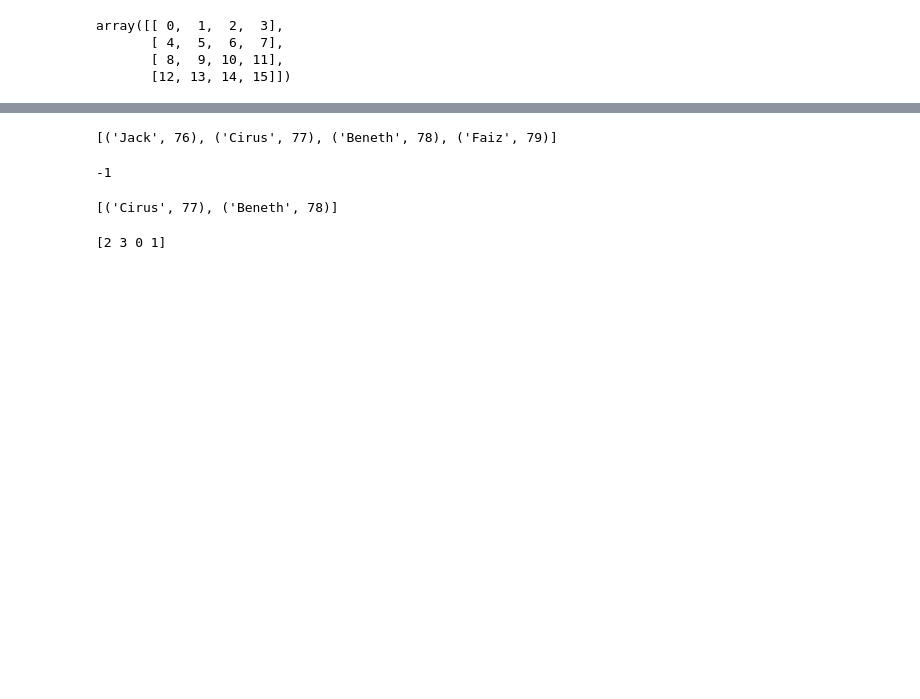
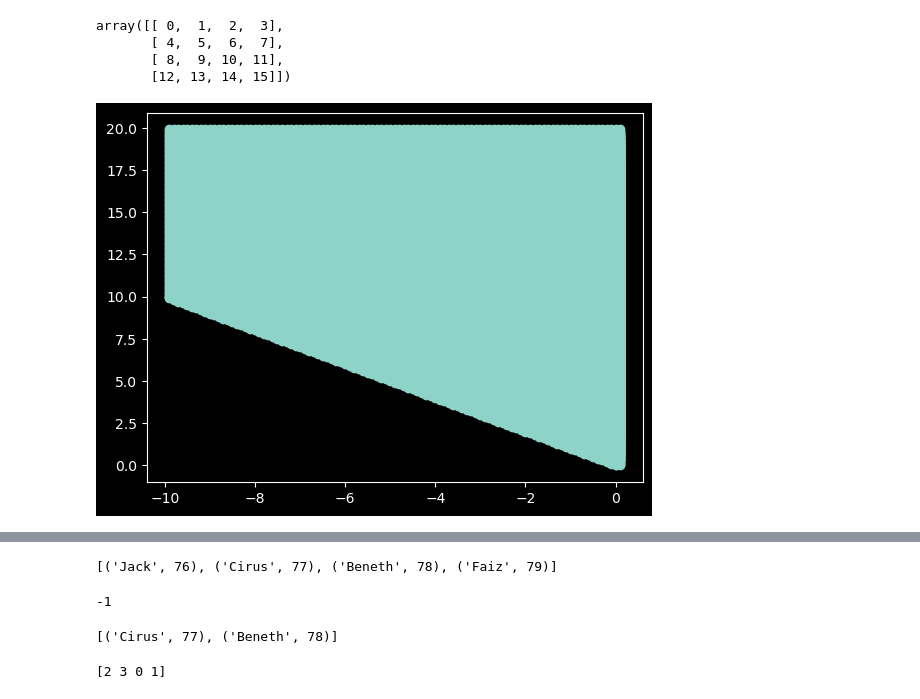
Before and after one commit to 11Kclarke/Fractal-Viewer, a Jupyter notebook: testnotebook.ipynb, the cells around one changed output, grey strips where cells are left out. Saved outputs shown, nothing was run; the diff lists cells and outputs as text; code cells hidden in the pictures; blank space fills up the shorter version.

```diff
--- a/testnotebook.ipynb
+++ b/testnotebook.ipynb
@@ -10,3 +10,36 @@ array([[ 0,  1,  2,  3],
        [ 4,  5,  6,  7],
        [ 8,  9, 10, 11],
        [12, 13, 14, 15]])
+# %%
+import matplotlib.pyplot as plt
+import numpy as np
+X0=complex(0,0)
+Xs=[X0]
+moveCount=0
+SpiralLength=1
+dx=0.1
+dy=0.1
+k=0
+while k<100:
+    if abs(moveCount)<SpiralLength:
+        X0=complex(X0.real+dx,X0.imag)
+        Xs.append(X0)
+        moveCount+=1
+    elif abs(moveCount)<2*SpiralLength:
+        X0=complex(X0.real,X0.imag+dy)
+        Xs.append(X0)
+        moveCount+=1
+    else:
+        dx*=-1
+        dy*=-1
+        moveCount=0
+        if dx>0:
+            moveCount=1
+            X0=complex(X0.real,X0.imag+dy)
+            Xs.append(X0)
+            SpiralLength+=1
+            k+=1
+plt.scatter(np.real(Xs),np.imag(Xs))
+plt.show()
+# %% [output]
+[figure, added]
```
Also changed, not shown: parts of 1 cell of this notebook, 6 other files.
